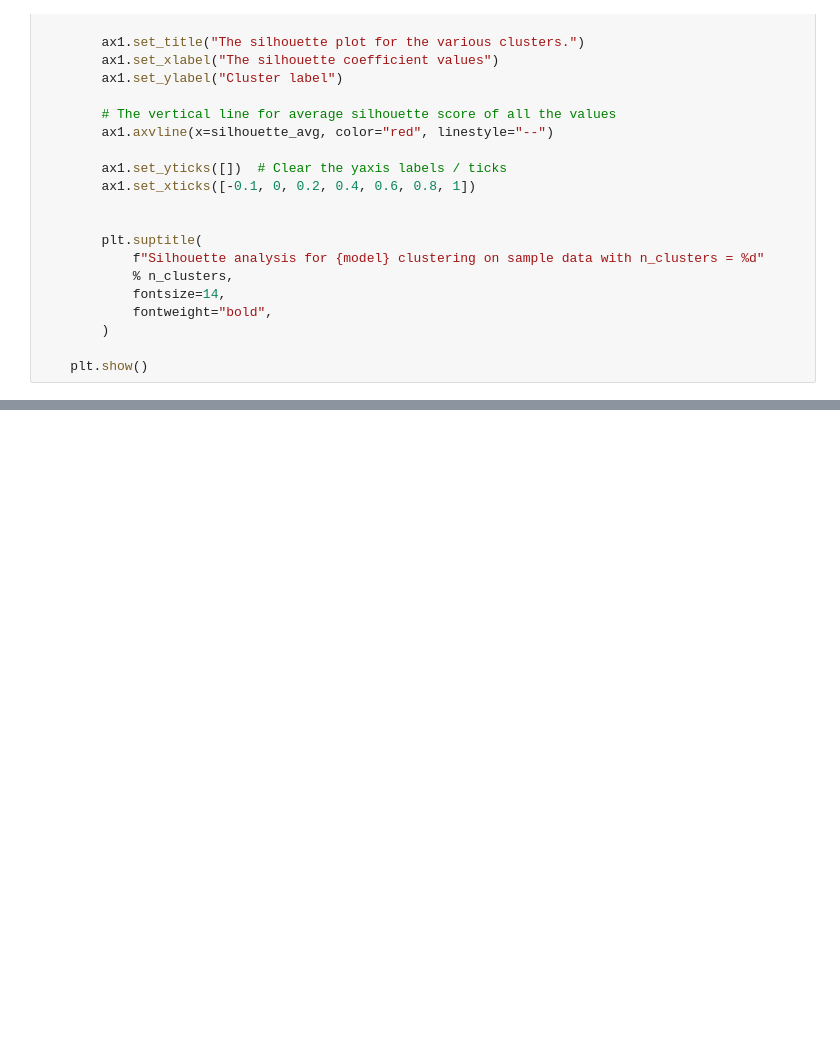
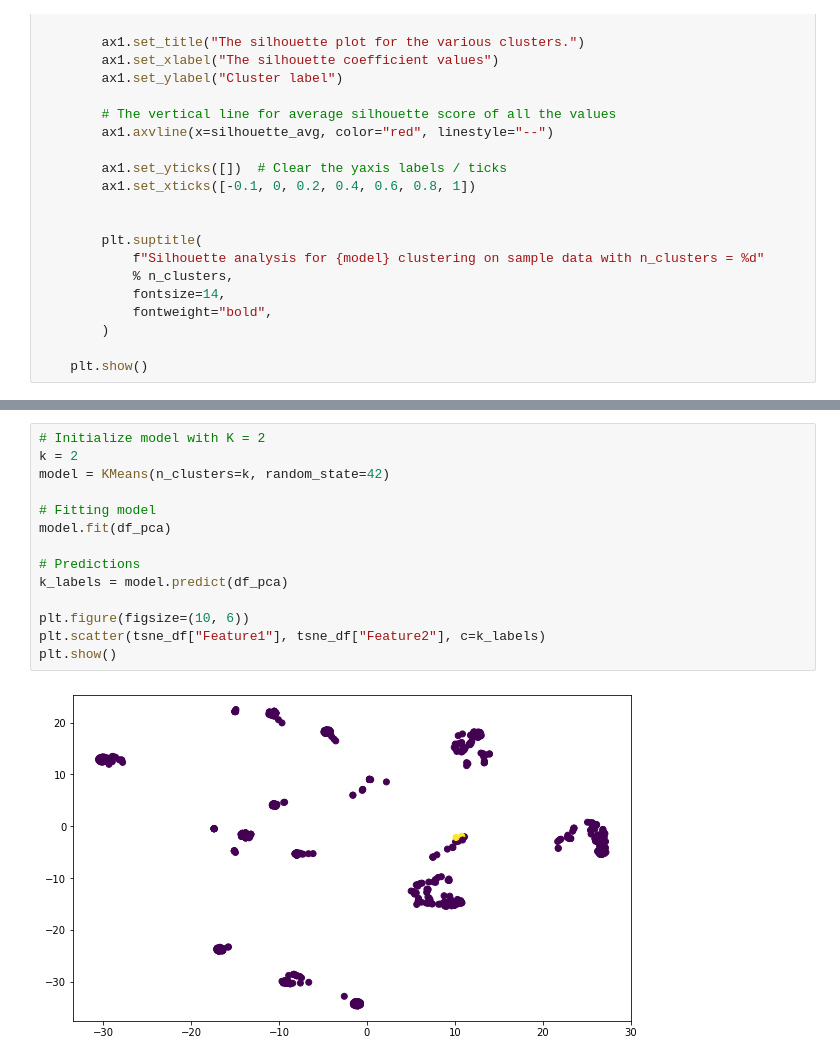
Before and after one commit to boojaado/Unsupervised-Machine-Learning, a Jupyter notebook: Submissions/Unsupervised Learning.ipynb, the cells around one changed output, grey strips where cells are left out. Saved outputs shown, nothing was run; the diff lists cells and outputs as text; blank space fills up the shorter version.

```diff
--- a/Submissions/Unsupervised Learning.ipynb
+++ b/Submissions/Unsupervised Learning.ipynb
@@ -576,0 +578,16 @@ For n_clusters = 20 The average silhouette_score is : 0.8144297147731532
+# %%
+# Initialize model with K = 2
+k = 2
+model = KMeans(n_clusters=k, random_state=42)
+
+# Fitting model
+model.fit(df_pca)
+
+# Predictions
+k_labels = model.predict(df_pca)
+
+plt.figure(figsize=(10, 6))
+plt.scatter(tsne_df["Feature1"], tsne_df["Feature2"], c=k_labels)
+plt.show()
+# %% [output]
+[figure, added]
```
Also changed, not shown: parts of 10 cells of this notebook.
